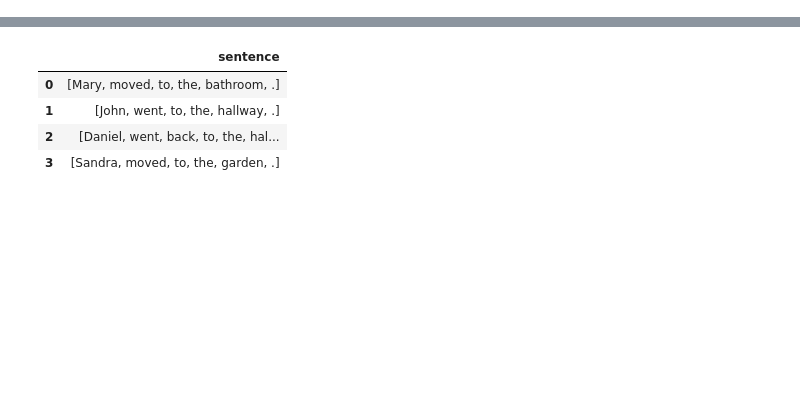
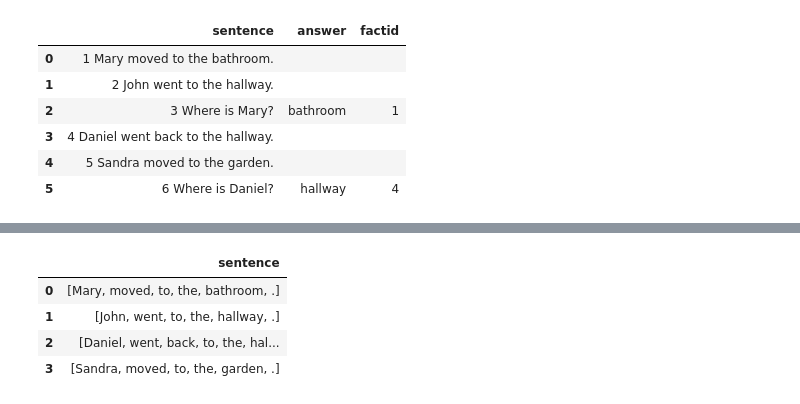
Before and after one commit to Hyperparticle/graph-nlu, a Jupyter notebook: notebooks/dynamic_memory_1.ipynb, the cells around one changed output, grey strips where cells are left out. Drawn from its saved outputs; the diff is of its cells as text; code cells hidden in the pictures; blank space fills up the shorter version.

```diff
--- a/notebooks/dynamic_memory_1.ipynb
+++ b/notebooks/dynamic_memory_1.ipynb
@@ -29,0 +47,10 @@ from sklearn.metrics import accuracy_score
+# %%
+data_qa1[:6]
+# %% [output]
+|  | sentence | answer | factid |
+| 0 | 1 Mary moved to the bathroom. |  |  |
+| 1 | 2 John went to the hallway. |  |  |
+| 2 | 3 Where is Mary? | bathroom | 1 |
+| 3 | 4 Daniel went back to the hallway. |  |  |
+| 4 | 5 Sandra moved to the garden. |  |  |
+| 5 | 6 Where is Daniel? | hallway | 4 |
```
Also changed, not shown: parts of 39 cells of this notebook, 1 other file.
